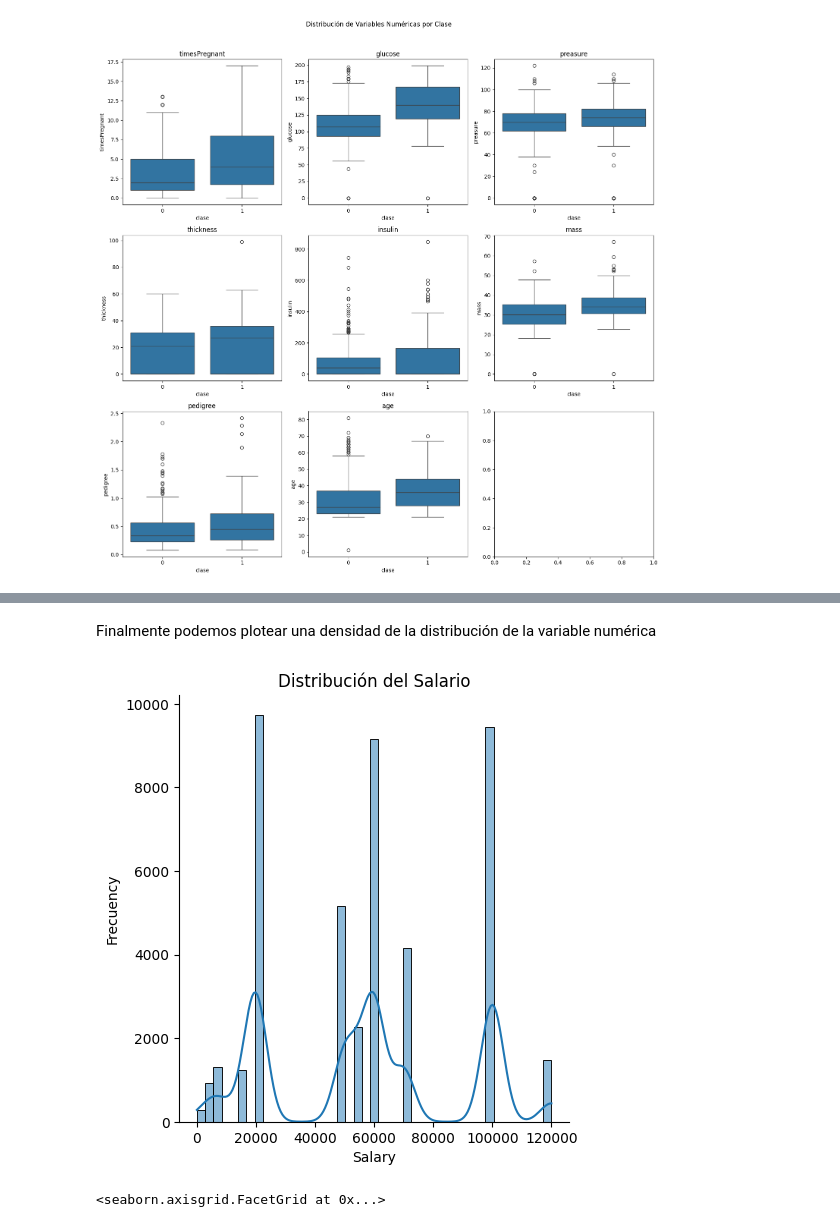
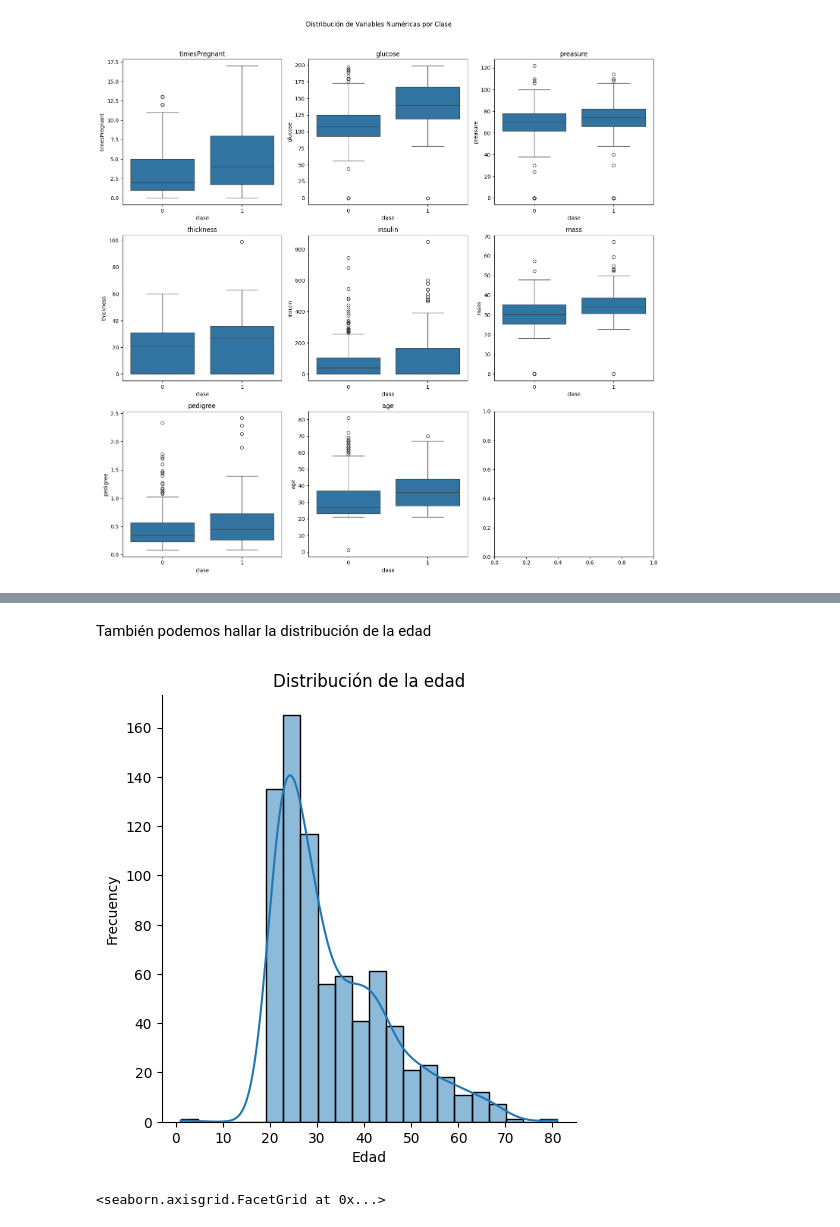
Before and after one commit to tiggui/SistemasI, a Jupyter notebook: pima.ipynb, the cells around one changed output, grey strips where cells are left out. Saved outputs shown, nothing was run; the diff lists cells and outputs as text; code cells hidden in the pictures.

```diff
--- a/pima.ipynb
+++ b/pima.ipynb
@@ -242,13 +165,13 @@ Name: timesPregnant, dtype: float64
 # %% [markdown]
-Finalmente podemos plotear una densidad de la distribución de la variable numérica
+También podemos hallar la distribución de la edad
 # %%
-sns.displot(db['salary'], kde = True)
-plt.xlabel('Salary')
+sns.displot(db['age'], kde = True)
+plt.xlabel('Edad')
 plt.ylabel('Frecuency')
-plt.title('Distribución del Salario')
+plt.title('Distribución de la edad')
 plt.show()
 # %% [output]
-[figure, old version]
+[figure, new version]
 # %%
 sns.displot(db['timesPregnant'])
 # %% [output]
```
Also changed, not shown: parts of 21 cells of this notebook.
